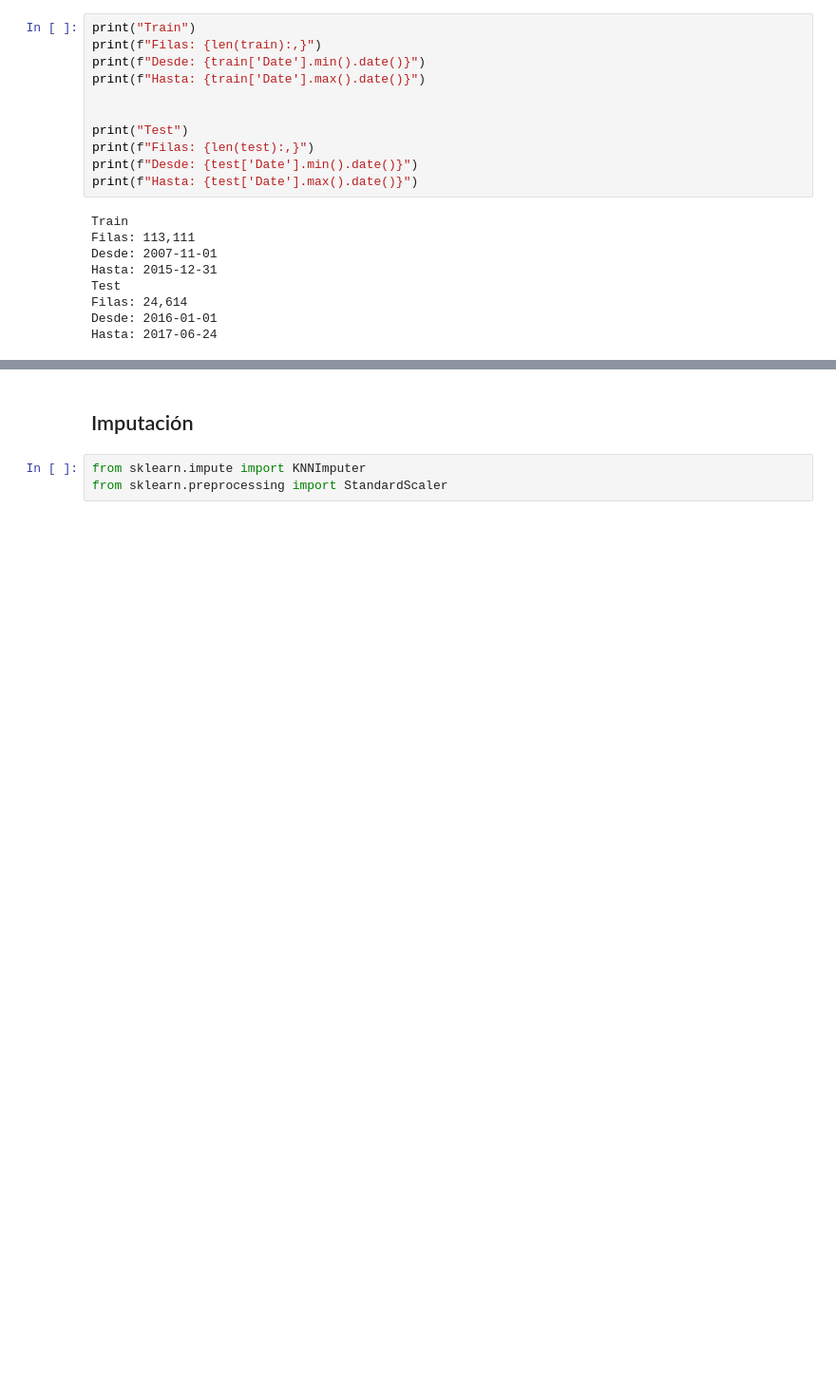
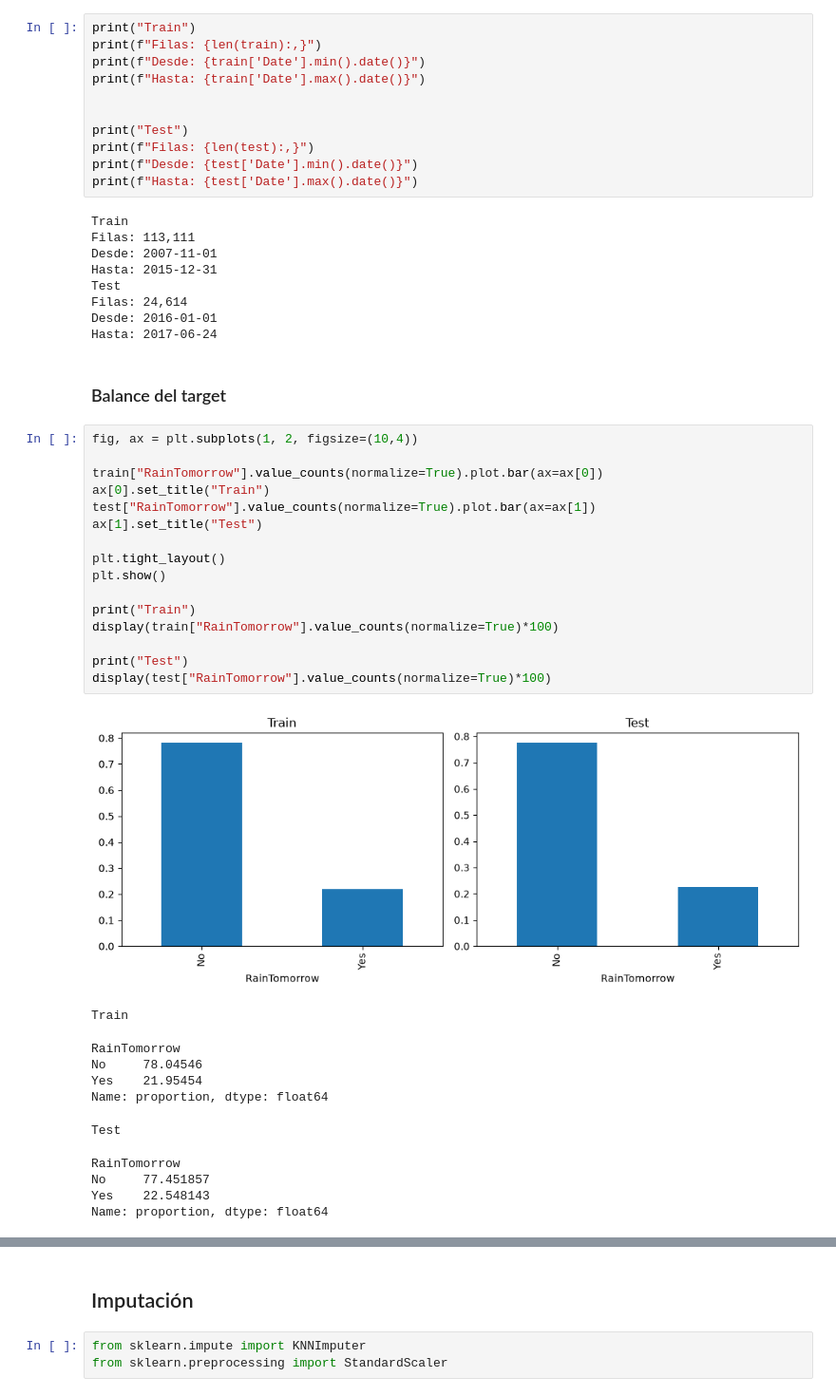
Before and after one commit to AlvaTF/TP-AA1-Ruiz-Toledo-Mendoza, a Jupyter notebook: TP_2/TP_clasificacion_AA1.ipynb, the cells around one changed output, grey strips where cells are left out. Shown at 95% size. Cells and saved outputs as stored; diff of their text form; blank space fills up the shorter version.

Commit message:
Agrego balance y correlacion. Corrijo preprocesamiento

```diff
--- a/TP_2/TP_clasificacion_AA1.ipynb
+++ b/TP_2/TP_clasificacion_AA1.ipynb
@@ -612,3 +626,33 @@ Test
 Filas: 24,614
 Desde: 2016-01-01
 Hasta: 2017-06-24
+# %% [markdown]
+### Balance del target
+# %%
+fig, ax = plt.subplots(1, 2, figsize=(10,4))
+
+train["RainTomorrow"].value_counts(normalize=True).plot.bar(ax=ax[0])
+ax[0].set_title("Train")
+test["RainTomorrow"].value_counts(normalize=True).plot.bar(ax=ax[1])
+ax[1].set_title("Test")
+
+plt.tight_layout()
+plt.show()
+
+print("Train")
+display(train["RainTomorrow"].value_counts(normalize=True)*100)
+
+print("Test")
+display(test["RainTomorrow"].value_counts(normalize=True)*100)
+# %% [output]
+[figure, added]
+Train
+RainTomorrow
+No     78.04546
+Yes    21.95454
+Name: proportion, dtype: float64
+Test
+RainTomorrow
+No     77.451857
+Yes    22.548143
+Name: proportion, dtype: float64
```
Also changed, not shown: parts of 14 cells of this notebook.
